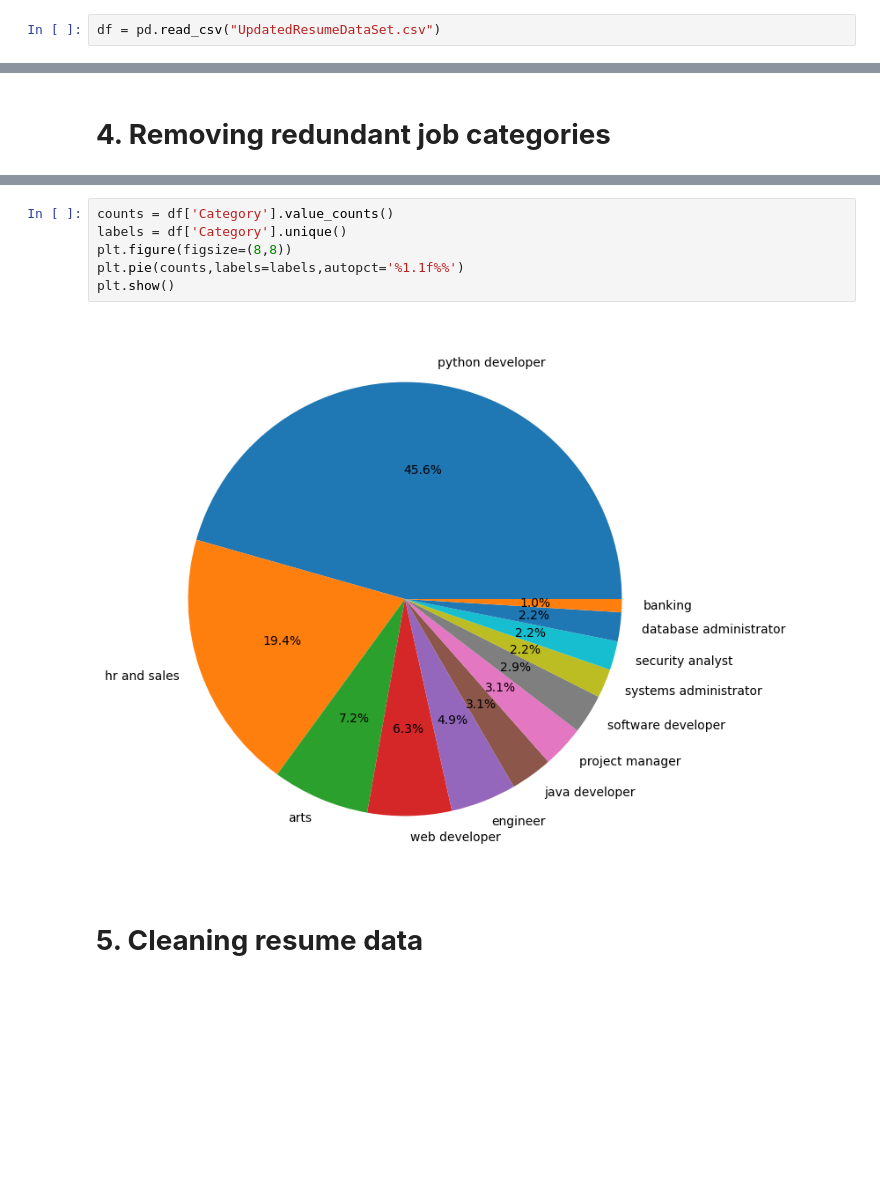
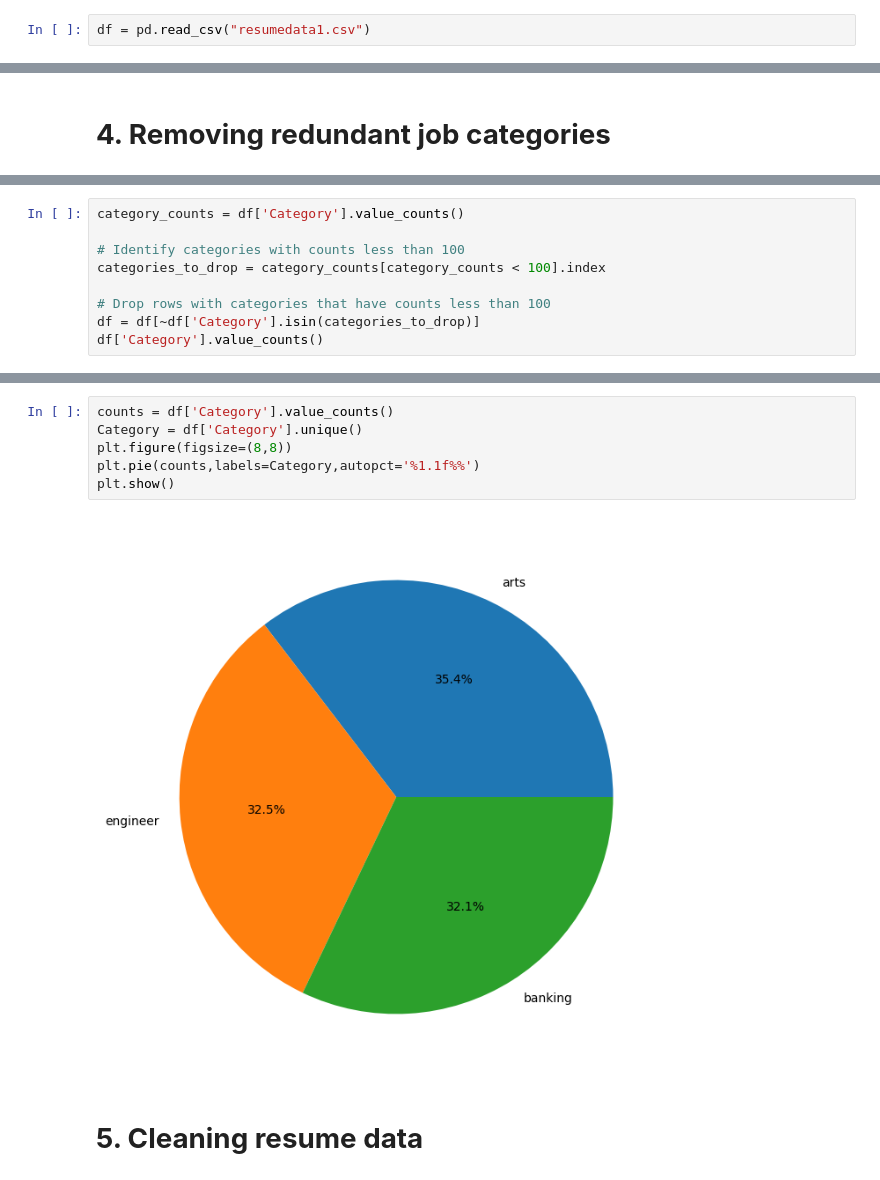
Before and after one commit to Yrk-Yashraj/Resume_Prediction, a Jupyter notebook: Resume_Predictor.ipynb, the cells around one changed output, grey strips where cells are left out. Cells and saved outputs as stored; diff of their text form; blank space fills up the shorter version.

```diff
--- a/Resume_Predictor.ipynb
+++ b/Resume_Predictor.ipynb
@@ -21,5 +17,5 @@ drive.mount('/content/drive')
 # %%
-df = pd.read_csv("UpdatedResumeDataSet.csv")
+df = pd.read_csv("resumedata1.csv")
 # %%
 df
 # %% [output]
@@ -141,2 +137,11 @@ database administrator     11
 security analyst            5
 Name: count, dtype: int64
+# %%
+category_counts = df['Category'].value_counts()
+
+# Identify categories with counts less than 100
+categories_to_drop = category_counts[category_counts < 100].index
+
+# Drop rows with categories that have counts less than 100
+df = df[~df['Category'].isin(categories_to_drop)]
+df['Category'].value_counts()
@@ -150,11 +161,11 @@ sns.countplot(x="Category", data=df)
 # %%
 counts = df['Category'].value_counts()
-labels = df['Category'].unique()
+Category = df['Category'].unique()
 plt.figure(figsize=(8,8))
-plt.pie(counts,labels=labels,autopct='%1.1f%%')
+plt.pie(counts,labels=Category,autopct='%1.1f%%')
 plt.show()
 # %% [output]
-[figure, old version]
+[figure, new version]
 # %% [markdown]
 # **5. Cleaning resume data**
 # %%
```
Also changed, not shown: parts of 34 cells of this notebook.
